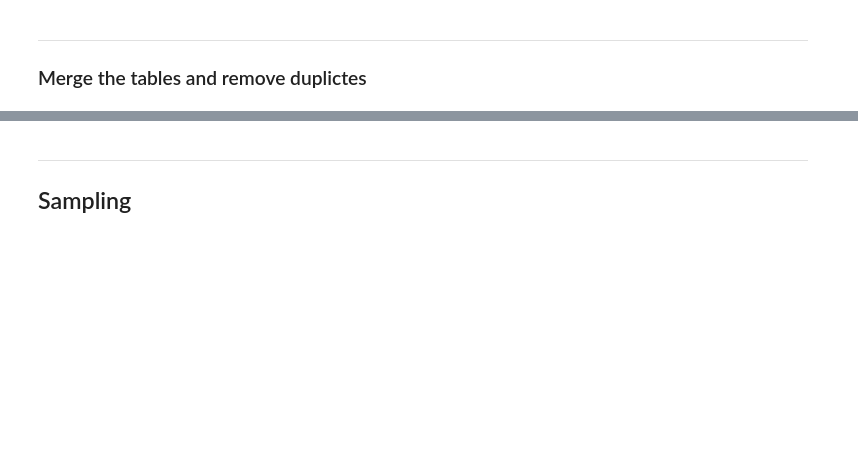
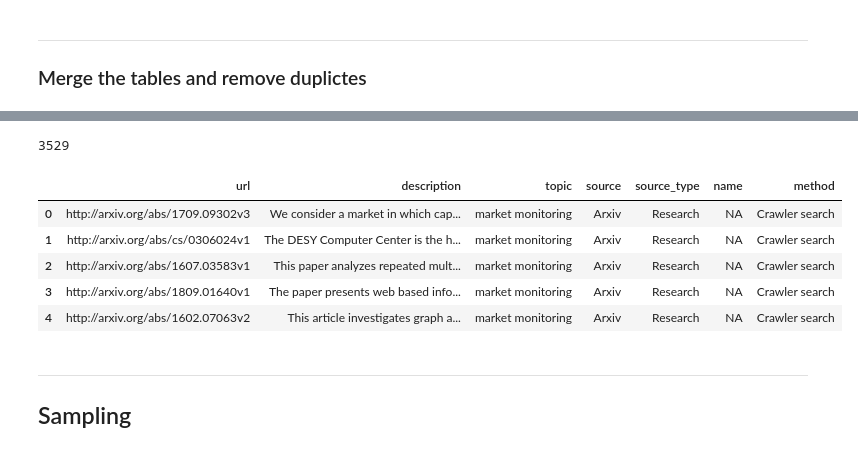
Before and after one commit to MaastrichtU-IDS/tracking-the-trackers, a Jupyter notebook: notebooks/table_connection.ipynb, the cells around one changed output, grey strips where cells are left out. Cells and saved outputs as stored; diff of their text form; code cells hidden in the pictures; blank space fills up the shorter version.

```diff
--- a/notebooks/table_connection.ipynb
+++ b/notebooks/table_connection.ipynb
@@ -129,6 +130,21 @@ lines to remove: 183
 # %%
 ## Save the data back to a new sheet in the dataframe
 table = table.drop_duplicates(subset ='url')
+# %%
+table['topic'] = [row.replace("'","") for row in table.topic]
+# %%
+len(table)
+# %% [output]
+3529
+# %%
+table.head()
+# %% [output]
+|  | url | description | topic | source | source_type | name | method |
+| 0 | http://arxiv.org/abs/1709.09302v3 | We consider a market in which cap... | market monitoring | Arxiv | Research | NA | Crawler search |
+| 1 | http://arxiv.org/abs/cs/0306024v1 | The DESY Computer Center is the h... | market monitoring | Arxiv | Research | NA | Crawler search |
+| 2 | http://arxiv.org/abs/1607.03583v1 | This paper analyzes repeated mult... | market monitoring | Arxiv | Research | NA | Crawler search |
+| 3 | http://arxiv.org/abs/1809.01640v1 | The paper presents web based info... | market monitoring | Arxiv | Research | NA | Crawler search |
+| 4 | http://arxiv.org/abs/1602.07063v2 | This article investigates graph a... | market monitoring | Arxiv | Research | NA | Crawler search |
 # %% [markdown]
 ---
 ## Sampling
```
Also changed, not shown: parts of 28 cells of this notebook, 13 other files.
